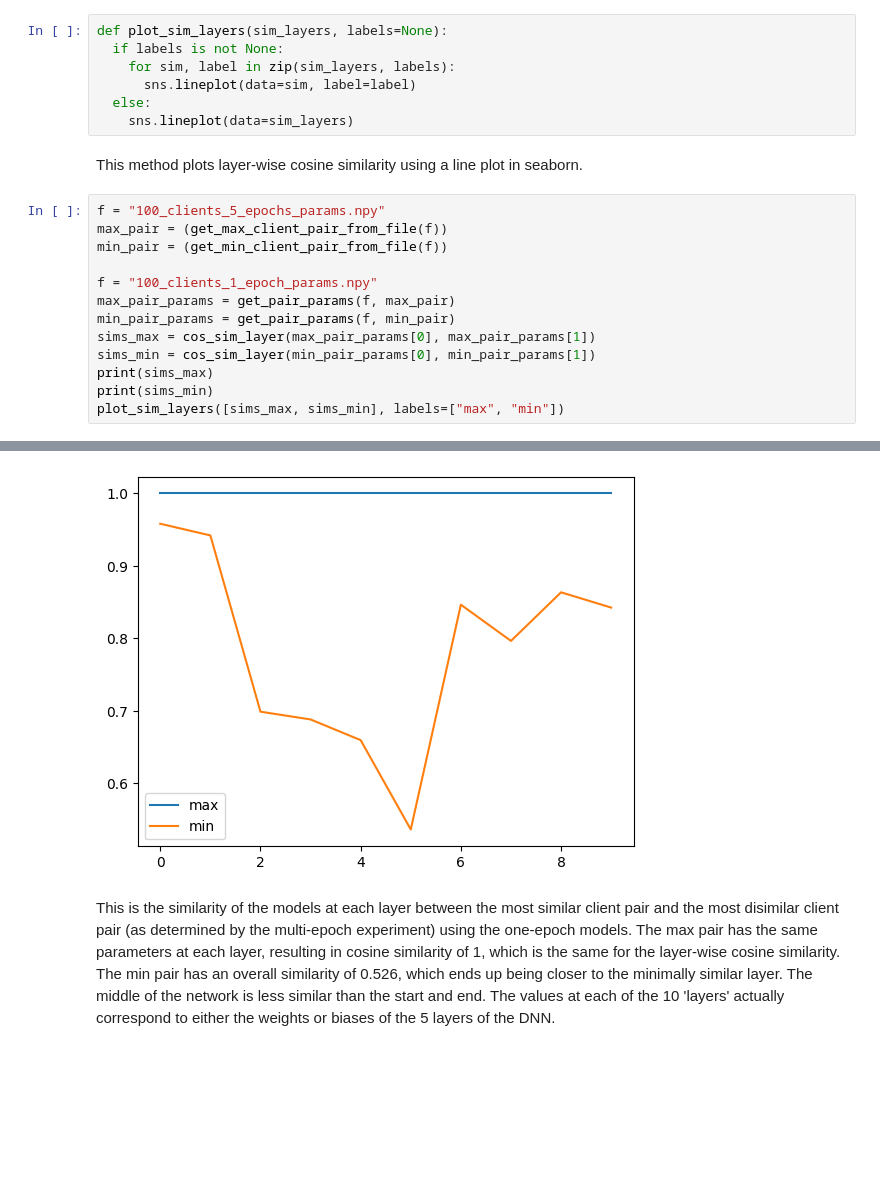
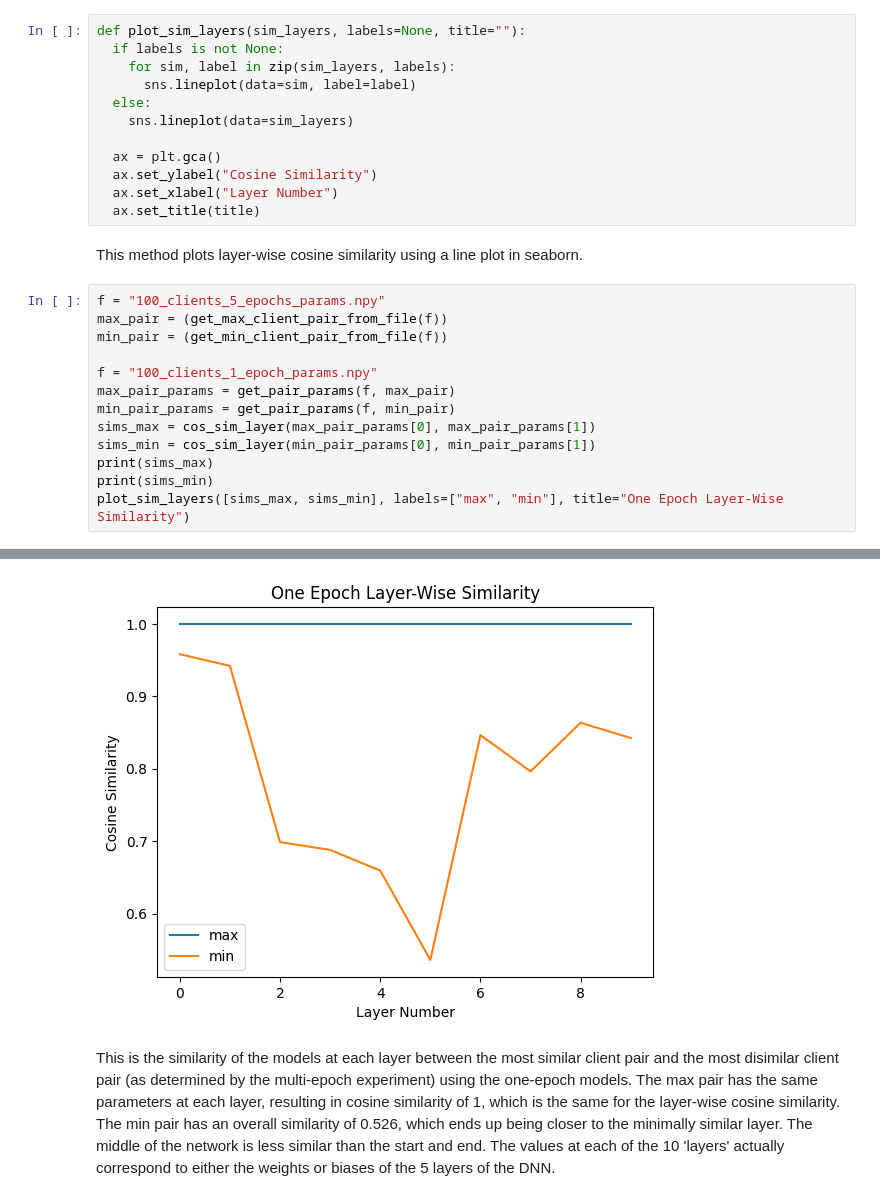
Before and after one commit to satnavpt/L361-Federated-Learning, a Jupyter notebook: labs/L361_Lab_1_From_Centralised_To_Federated_Part_2.ipynb, the cells around one changed output, grey strips where cells are left out. Drawn from its saved outputs; the diff is of its cells as text; blank space fills up the shorter version.

```diff
--- a/labs/L361_Lab_1_From_Centralised_To_Federated_Part_2.ipynb
+++ b/labs/L361_Lab_1_From_Centralised_To_Federated_Part_2.ipynb
@@ -733,12 +772,17 @@ def get_pair_params(file, pair):
 # %% [markdown]
 This method gets the layer-wise parameters from stored parameters given a pair of client ids.
 # %%
-def plot_sim_layers(sim_layers, labels=None):
+def plot_sim_layers(sim_layers, labels=None, title=""):
   if labels is not None:
     for sim, label in zip(sim_layers, labels):
       sns.lineplot(data=sim, label=label)
   else:
     sns.lineplot(data=sim_layers)
+
+  ax = plt.gca()
+  ax.set_ylabel("Cosine Similarity")
+  ax.set_xlabel("Layer Number")
+  ax.set_title(title)
 # %% [markdown]
 This method plots layer-wise cosine similarity using a line plot in seaborn.
 # %%
@@ -753,6 +797,6 @@ sims_max = cos_sim_layer(max_pair_params[0], max_pair_params[1])
 sims_min = cos_sim_layer(min_pair_params[0], min_pair_params[1])
 print(sims_max)
 print(sims_min)
-plot_sim_layers([sims_max, sims_min], labels=["max", "min"])
+plot_sim_layers([sims_max, sims_min], labels=["max", "min"], title="One Epoch Layer-Wise Similarity")
 # %% [output]
 max: 1.000000238418579, pair: [94  8]
@@ -764,4 +808,4 @@ min: 0.5257019996643066, pair: [41 37]
-[figure, old version]
+[figure, new version]
 # %% [markdown]
 This is the similarity of the models at each layer between the most similar client pair and the most disimilar client pair (as determined by the multi-epoch experiment) using the one-epoch models. The max pair has the same parameters at each layer, resulting in cosine similarity of 1, which is the same for the layer-wise cosine similarity. The min pair has an overall similarity of 0.526, which ends up being closer to the minimally similar layer. The middle of the network is less similar than the start and end. The values at each of the 10 'layers' actually correspond to either the weights or biases of the 5 layers of the DNN.
 # %%
```
Also changed, not shown: parts of 21 cells of this notebook.
